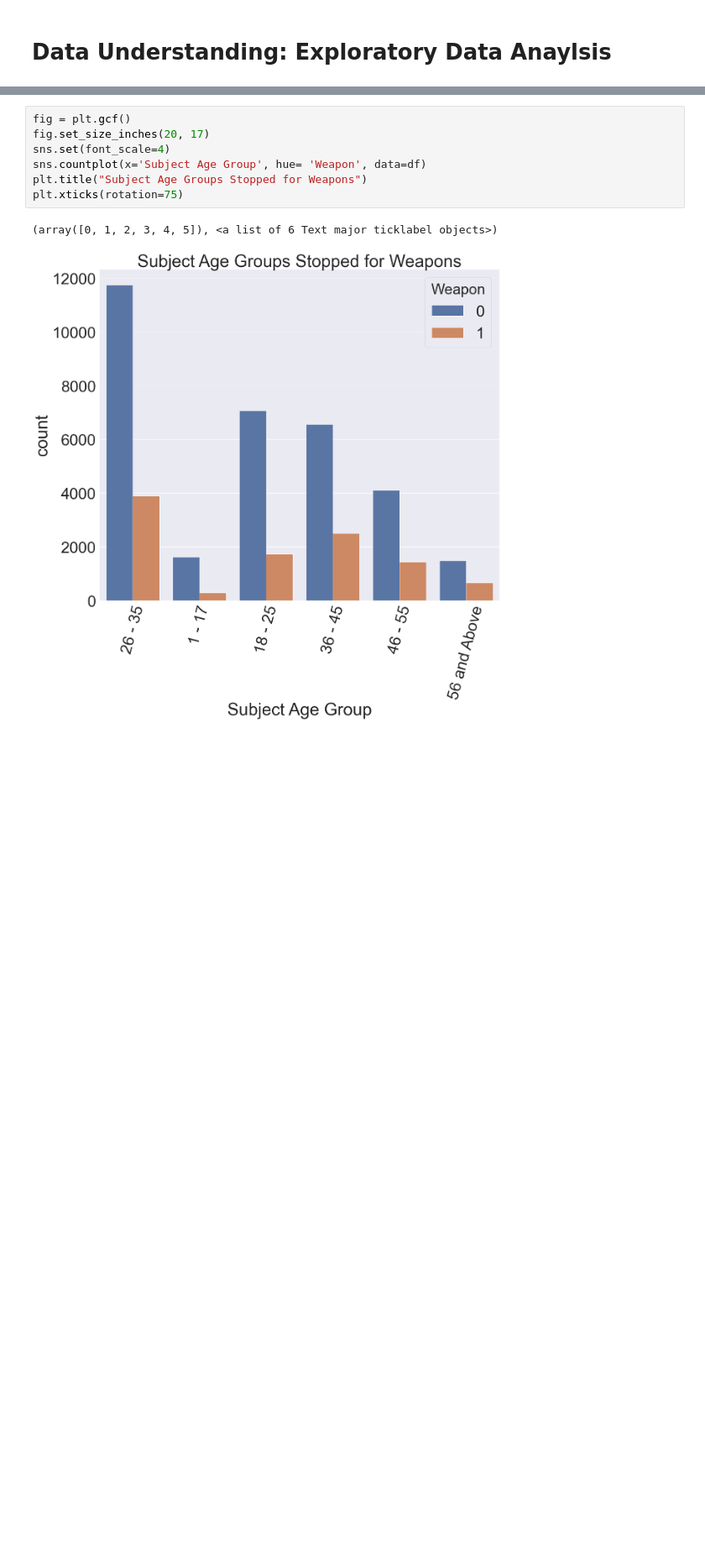
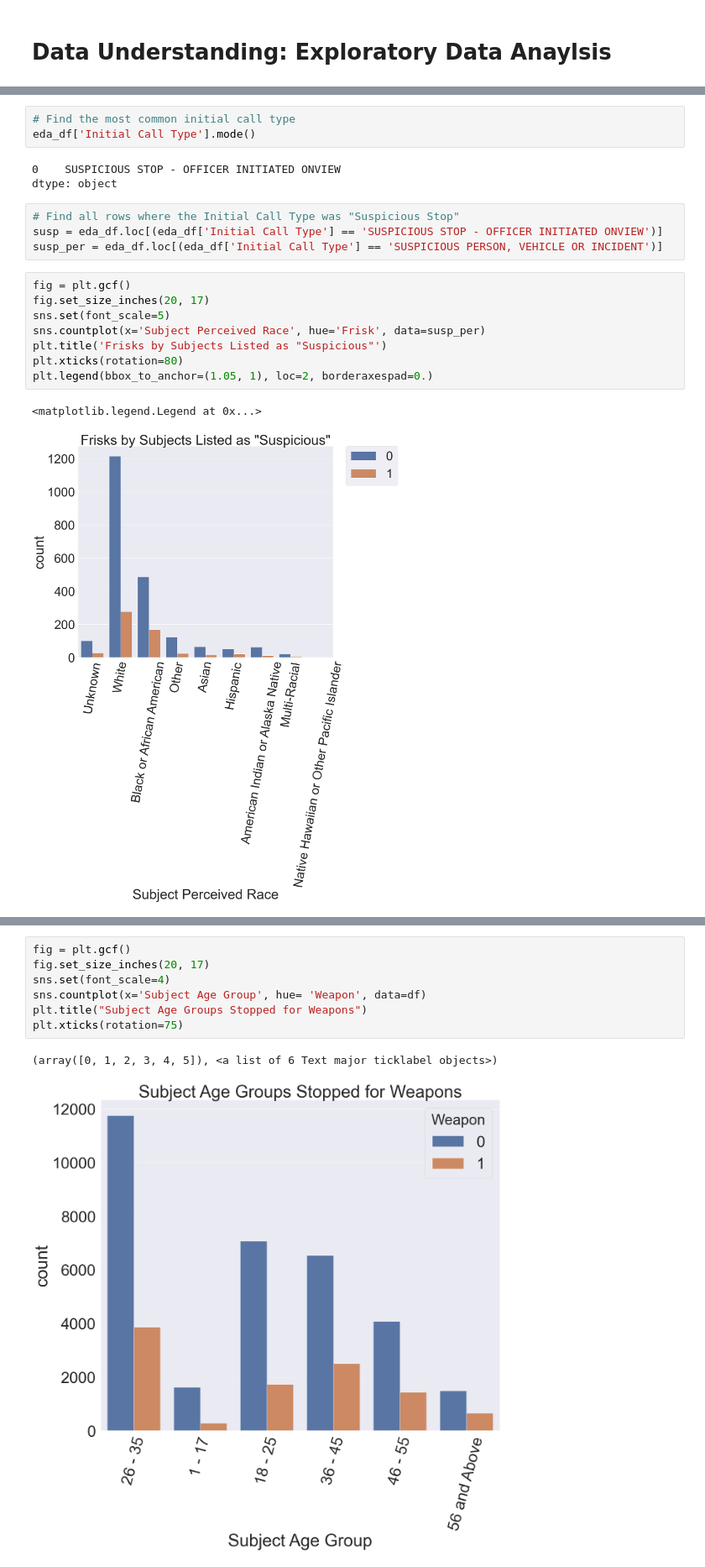
Before and after one commit to EricaSG/Mod3Project, a Jupyter notebook: Data_Understanding_EDA.ipynb, the cells around one changed output, grey strips where cells are left out. Shown at 84% size. Cells and saved outputs as stored; diff of their text form; blank space fills up the shorter version.

```diff
--- a/Data_Understanding_EDA.ipynb
+++ b/Data_Understanding_EDA.ipynb
@@ -138,0 +264,21 @@ plt.xticks(rotation=70)
+# %%
+# Find the most common initial call type
+eda_df['Initial Call Type'].mode()
+# %% [output]
+0    SUSPICIOUS STOP - OFFICER INITIATED ONVIEW
+dtype: object
+# %%
+# Find all rows where the Initial Call Type was "Suspicious Stop"
+susp = eda_df.loc[(eda_df['Initial Call Type'] == 'SUSPICIOUS STOP - OFFICER INITIATED ONVIEW')]
+susp_per = eda_df.loc[(eda_df['Initial Call Type'] == 'SUSPICIOUS PERSON, VEHICLE OR INCIDENT')]
+# %%
+fig = plt.gcf()
+fig.set_size_inches(20, 17)
+sns.set(font_scale=5)
+sns.countplot(x='Subject Perceived Race', hue='Frisk', data=susp_per)
+plt.title('Frisks by Subjects Listed as "Suspicious"')
+plt.xticks(rotation=80)
+plt.legend(bbox_to_anchor=(1.05, 1), loc=2, borderaxespad=0.)
+# %% [output]
+<matplotlib.legend.Legend at 0x...>
+[figure, added]
```
Also changed, not shown: parts of 52 cells of this notebook.
